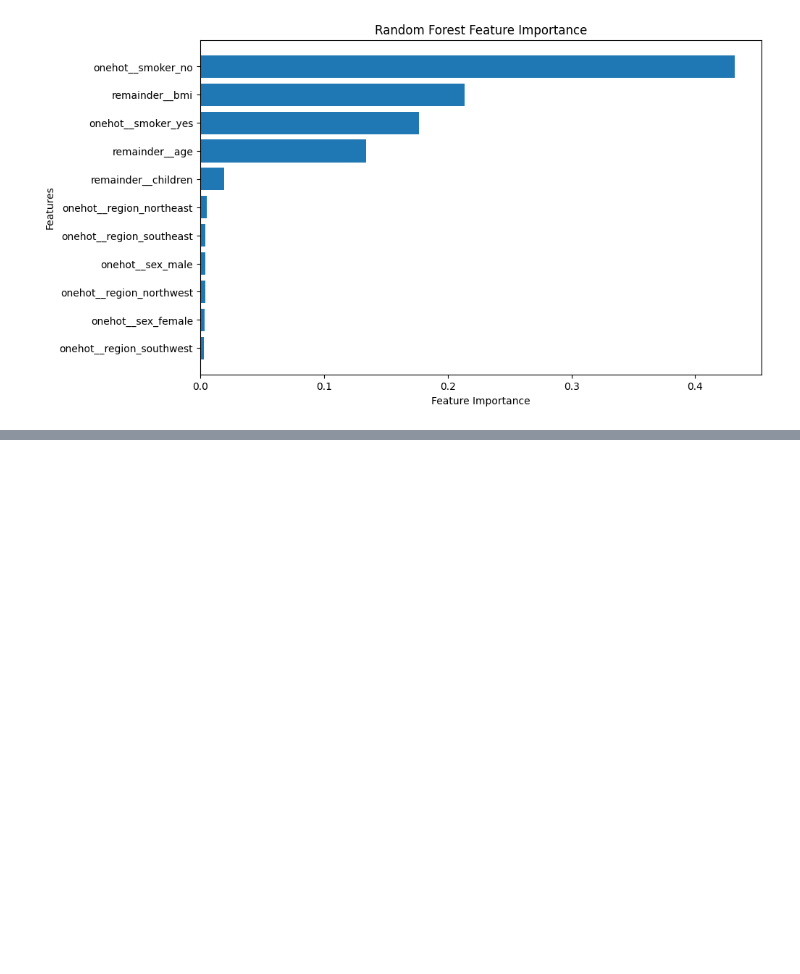
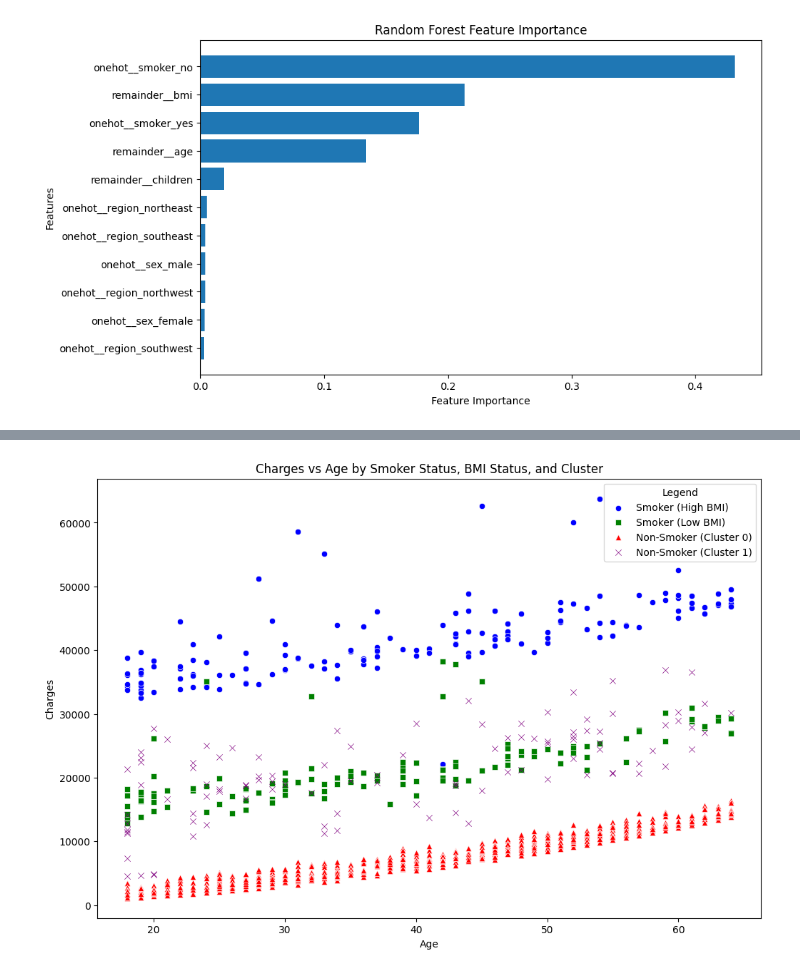
Before and after one commit to mukherjeesrijit/data-science-projects, a Jupyter notebook: us-medical-insurance-project.ipynb, the cells around one changed output, grey strips where cells are left out. Saved outputs shown, nothing was run; the diff lists cells and outputs as text; code cells hidden in the pictures; blank space fills up the shorter version.

```diff
--- a/us-medical-insurance-project.ipynb
+++ b/us-medical-insurance-project.ipynb
@@ -460,25 +486,39 @@ plt.show()
 # %%
 # Create a single plot with different categories using distinct colors
 plt.figure(figsize=(12, 8))
 
 # Plot for smoker with high BMI (blue)
-sns.scatterplot(x='age', y='charges', data=df[(df['smoker'] == 'yes') & (df['bmi_status'] == 'high')],
-                hue='smoker', style='bmi_status', markers=['o', 's'], palette=['blue'], legend='full')
+sns.scatterplot(
+    x='age', y='charges',
+    data=df[(df['smoker'] == 'yes') & (df['bmi_status'] == 'high')],
+    color='blue', marker='o', label='Smoker (High BMI)'
+)
 
 # Plot for smoker with low BMI (red)
-sns.scatterplot(x='age', y='charges', data=df[(df['smoker'] == 'yes') & (df['bmi_status'] == 'low')],
-                hue='smoker', style='bmi_status', markers=['o', 's'], palette=['green'], legend=False)
+sns.scatterplot(
+    x='age', y='charges',
+    data=df[(df['smoker'] == 'yes') & (df['bmi_status'] == 'low')],
+    color='green', marker='s', label='Smoker (Low BMI)'
+)
 
 # Plot for non-smokers with cluster 0 (green)
-sns.scatterplot(x='age', y='charges', data=df[(df['smoker'] == 'no') & (df['cluster'] == 0)],
-                hue='cluster', palette=['red'], legend=False)
+sns.scatterplot(
+    x='age', y='charges',
+    data=df[(df['smoker'] == 'no') & (df['cluster'] == 0)],
+    color='red', marker='^', label='Non-Smoker (Cluster 0)'
+)
 
 # Plot for non-smokers with cluster 1 (purple)
-sns.scatterplot(x='age', y='charges', data=df[(df['smoker'] == 'no') & (df['cluster'] == 1)],
-                hue='cluster', palette=['purple'], legend=False)
+sns.scatterplot(
+    x='age', y='charges',
+    data=df[(df['smoker'] == 'no') & (df['cluster'] == 1)],
+    color='purple', marker='x', label='Non-Smoker (Cluster 1)'
+)
 
 plt.title('Charges vs Age by Smoker Status, BMI Status, and Cluster')
 plt.xlabel('Age')
 plt.ylabel('Charges')
-plt.legend(title='Legend', loc='upper right', labels=['Smoker (High BMI)', 'Smoker (Low BMI)', 'Non-Smoker (Cluster 0)', 'Non-Smoker (Cluster 1)'])
+plt.legend(title='Legend', loc='upper right')
 plt.show()
+# %% [output]
+[figure, added]
```
Also changed, not shown: parts of 33 cells of this notebook.
